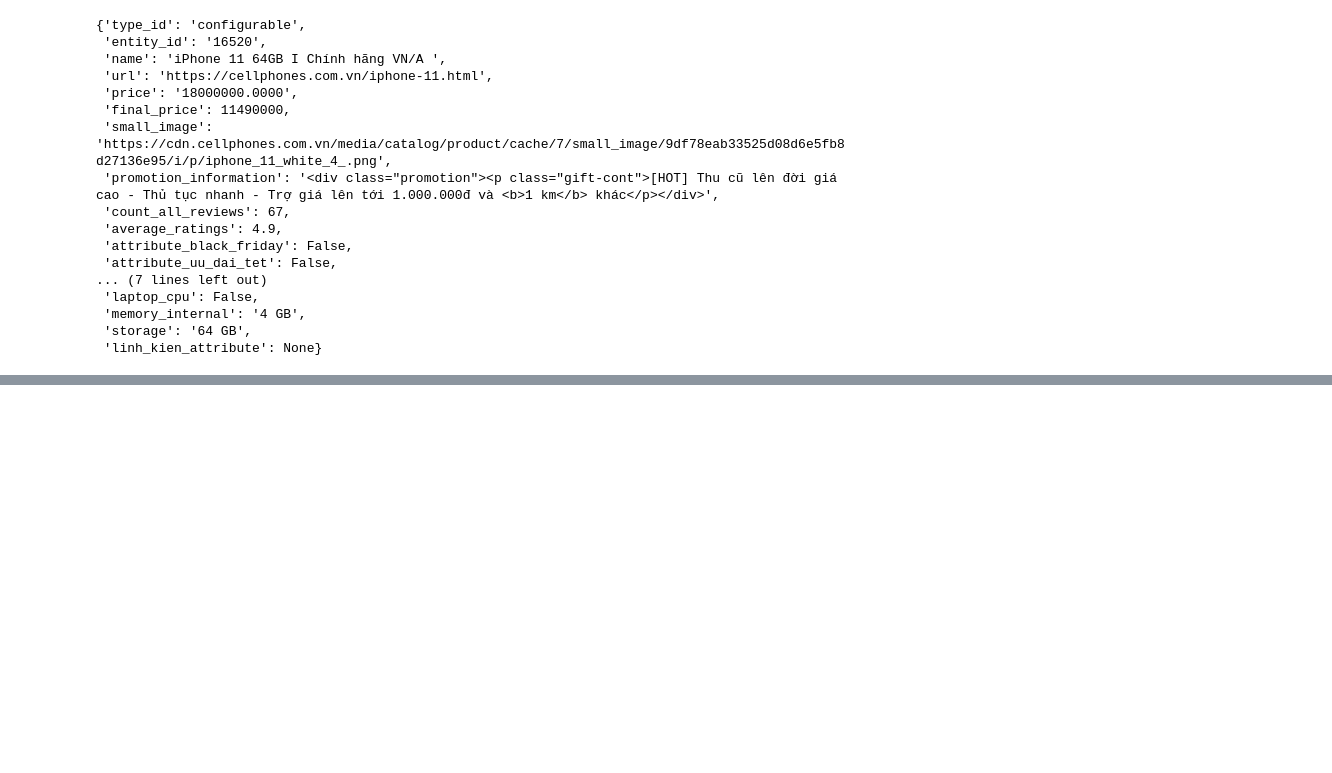
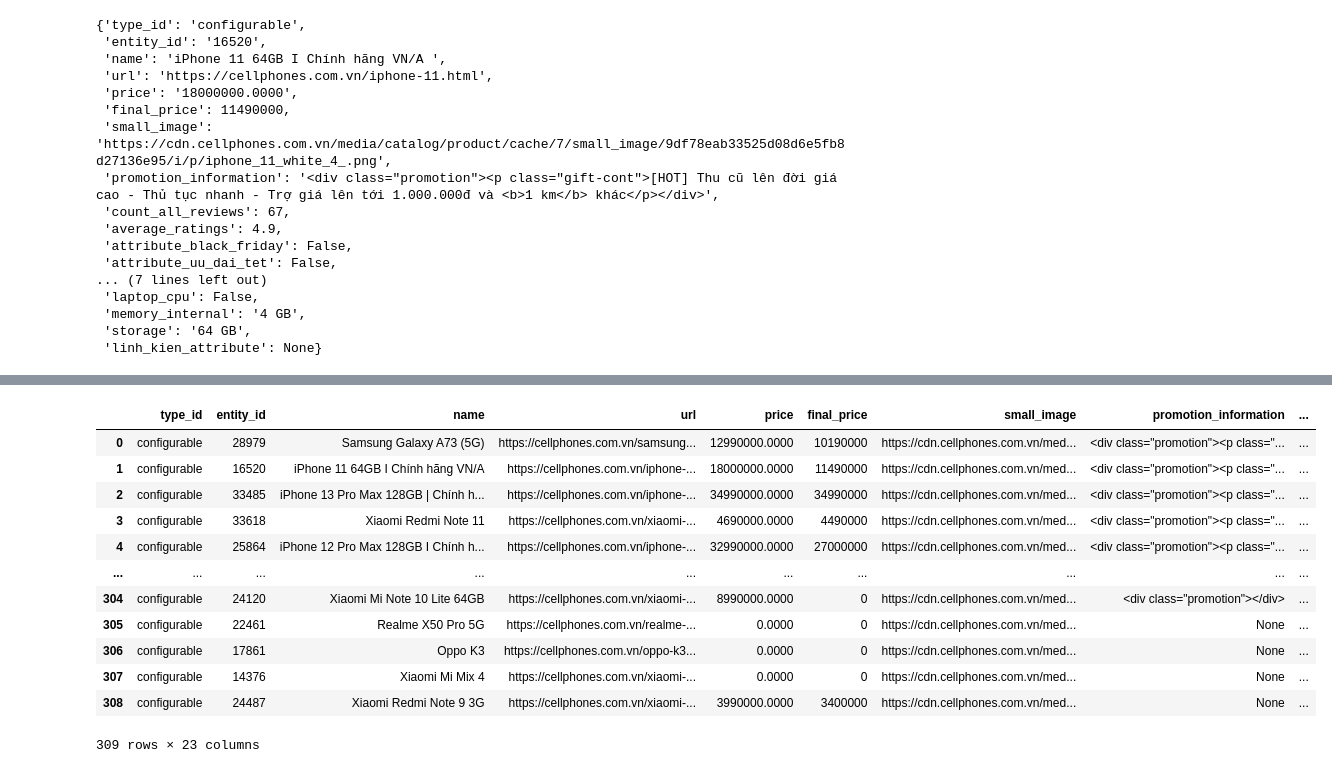
Before and after one commit to wind123mountain/Data-Integration-Project, a Jupyter notebook: Crawl_cellphones_data.ipynb, the cells around one changed output, grey strips where cells are left out. Saved outputs shown, nothing was run; the diff lists cells and outputs as text; code cells hidden in the pictures; blank space fills up the shorter version.

```diff
--- a/Crawl_cellphones_data.ipynb
+++ b/Crawl_cellphones_data.ipynb
@@ -43,0 +77,20 @@ with open('Data\Cellphones\Cellphones_raw_data.json', "w", encoding="utf-8") as
+# %%
+import pandas as pd
+import numpy as np
+
+df = pd.DataFrame.from_dict(data)
+df
+# %% [output]
+|  | type_id | entity_id | name | url | price | final_price | small_image | promotion_information | ... |
+| 0 | configurable | 28979 | Samsung Galaxy A73 (5G) | https://cellphones.com.vn/samsung... | 12990000.0000 | 10190000 | https://cdn.cellphones.com.vn/med... | <div class="promotion"><p class="... | ... |
+| 1 | configurable | 16520 | iPhone 11 64GB I Chính hãng VN/A | https://cellphones.com.vn/iphone-... | 18000000.0000 | 11490000 | https://cdn.cellphones.com.vn/med... | <div class="promotion"><p class="... | ... |
+| 2 | configurable | 33485 | iPhone 13 Pro Max 128GB | Chính h... | https://cellphones.com.vn/iphone-... | 34990000.0000 | 34990000 | https://cdn.cellphones.com.vn/med... | <div class="promotion"><p class="... | ... |
+| 3 | configurable | 33618 | Xiaomi Redmi Note 11 | https://cellphones.com.vn/xiaomi-... | 4690000.0000 | 4490000 | https://cdn.cellphones.com.vn/med... | <div class="promotion"><p class="... | ... |
+| 4 | configurable | 25864 | iPhone 12 Pro Max 128GB I Chính h... | https://cellphones.com.vn/iphone-... | 32990000.0000 | 27000000 | https://cdn.cellphones.com.vn/med... | <div class="promotion"><p class="... | ... |
+| ... | ... | ... | ... | ... | ... | ... | ... | ... | ... |
+| 304 | configurable | 24120 | Xiaomi Mi Note 10 Lite 64GB | https://cellphones.com.vn/xiaomi-... | 8990000.0000 | 0 | https://cdn.cellphones.com.vn/med... | <div class="promotion"></div> | ... |
+| 305 | configurable | 22461 | Realme X50 Pro 5G | https://cellphones.com.vn/realme-... | 0.0000 | 0 | https://cdn.cellphones.com.vn/med... | None | ... |
+| 306 | configurable | 17861 | Oppo K3 | https://cellphones.com.vn/oppo-k3... | 0.0000 | 0 | https://cdn.cellphones.com.vn/med... | None | ... |
+| 307 | configurable | 14376 | Xiaomi Mi Mix 4 | https://cellphones.com.vn/xiaomi-... | 0.0000 | 0 | https://cdn.cellphones.com.vn/med... | None | ... |
+| 308 | configurable | 24487 | Xiaomi Redmi Note 9 3G | https://cellphones.com.vn/xiaomi-... | 3990000.0000 | 3400000 | https://cdn.cellphones.com.vn/med... | None | ... |
+309 rows × 23 columns
```
Also changed, not shown: parts of 13 cells of this notebook, 1 other file.
